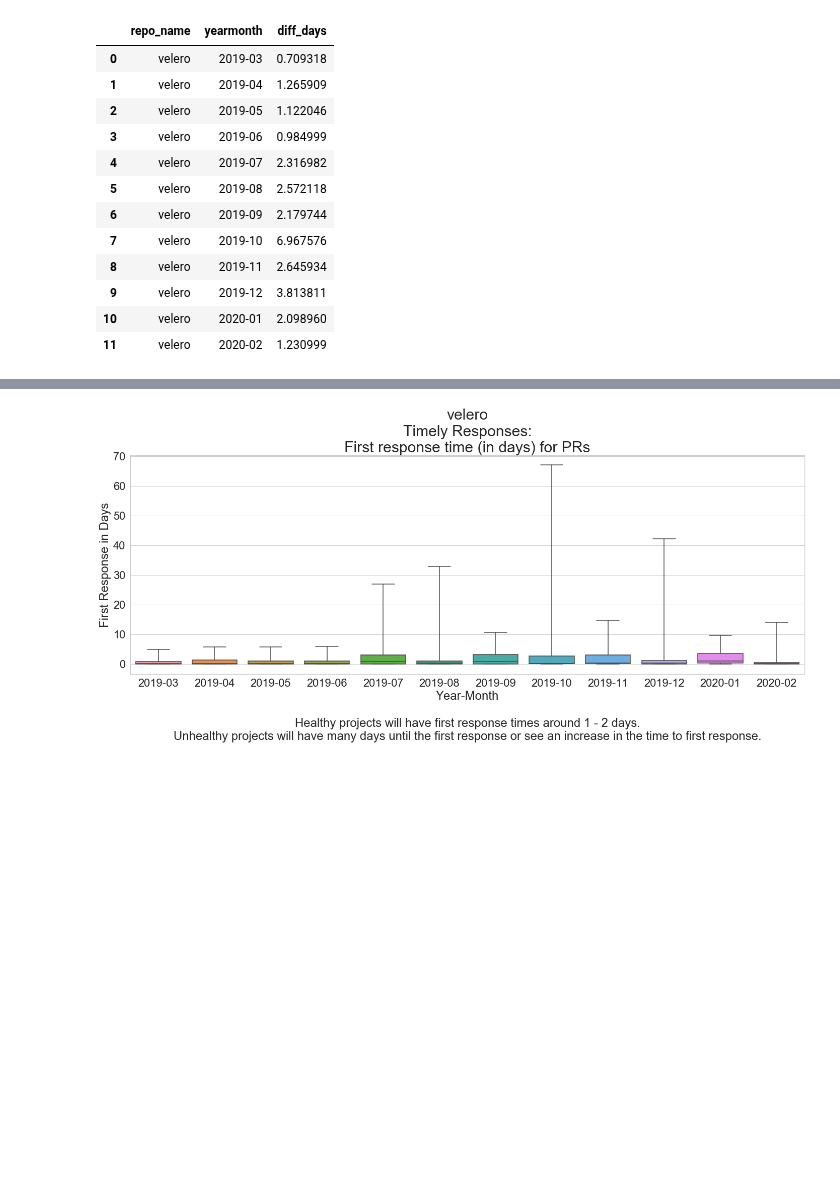
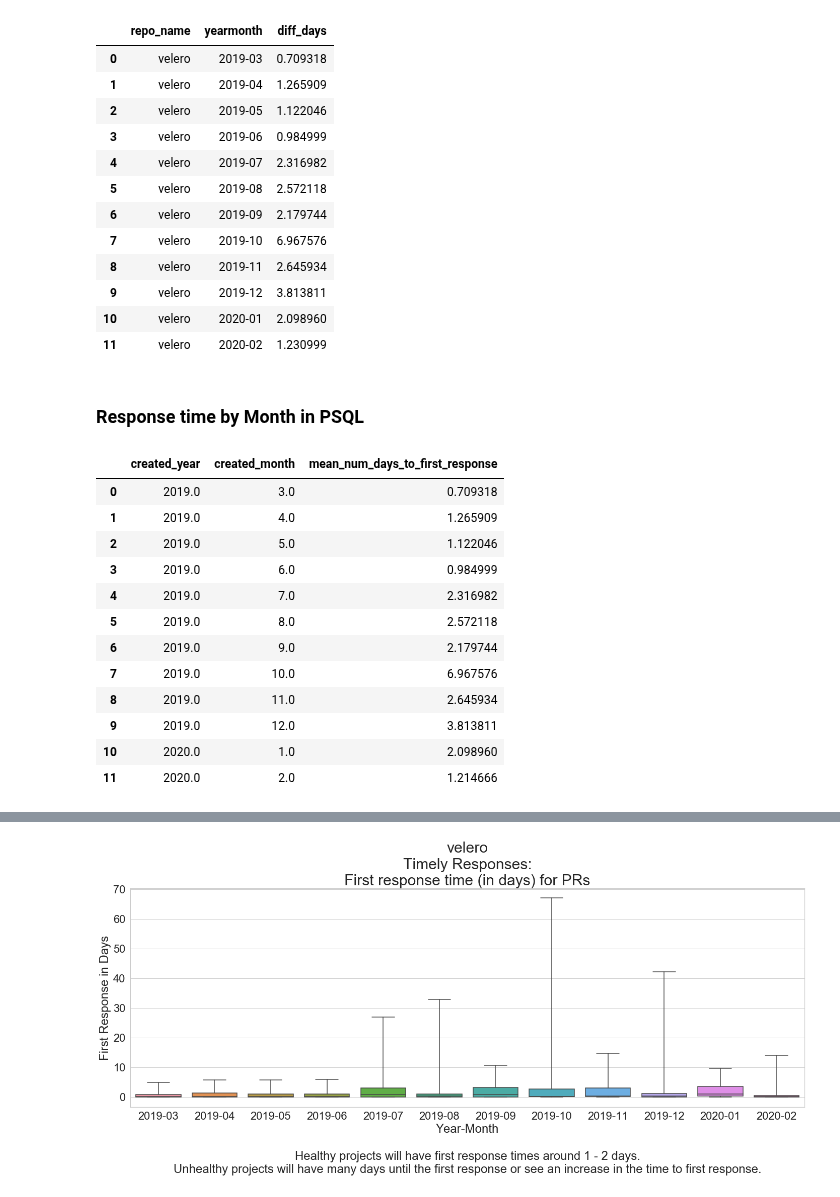
Before and after one commit to Hsingh2096/Hsingh2096, a Jupyter notebook: code/dawn_response_time-gabe.ipynb, the cells around one changed output, grey strips where cells are left out. Cells and saved outputs as stored; diff of their text form; code cells hidden in the pictures; blank space fills up the shorter version.

```diff
--- a/code/dawn_response_time-gabe.ipynb
+++ b/code/dawn_response_time-gabe.ipynb
@@ -223,3 +234,44 @@ first_response_means
 | 9 | velero | 2019-12 | 3.813811 |
 | 10 | velero | 2020-01 | 2.098960 |
 | 11 | velero | 2020-02 | 1.230999 |
+# %% [markdown]
+### Response time by Month in PSQL
+# %%
+response_time_sql = s.sql.text(f"""
+    SELECT
+        date_part( 'year', pr_created_at :: DATE ) AS CREATED_YEAR,
+        date_part( 'month', pr_created_at :: DATE ) AS CREATED_MONTH,
+        (EXTRACT(epoch FROM avg(time_to_first_response))/86400) as mean_num_days_to_first_response
+    FROM (
+        SELECT
+            pull_requests.pull_request_id,
+            MIN(message.msg_timestamp) - pr_created_at AS time_to_first_response,
+            pr_created_at
+        FROM pull_requests, repo, pull_request_message_ref, message
+        WHERE
+            repo.repo_id = 28031
+            AND repo.repo_id = pull_requests.repo_id
+            AND pull_requests.pull_request_id = pull_request_message_ref.pull_request_id
+            AND pull_request_message_ref.msg_id = message.msg_id
+            AND pr_created_at >= {year_ago}
+            AND pr_created_at <= {end_date}
+            GROUP BY pull_requests.pull_request_id
+    ) response_times
+    GROUP BY CREATED_YEAR, CREATED_MONTH
+""")
+response_times = pd.read_sql(response_time_sql, con=engine)
+response_times
+# %% [output]
+|  | created_year | created_month | mean_num_days_to_first_response |
+| 0 | 2019.0 | 3.0 | 0.709318 |
+| 1 | 2019.0 | 4.0 | 1.265909 |
+| 2 | 2019.0 | 5.0 | 1.122046 |
+| 3 | 2019.0 | 6.0 | 0.984999 |
+| 4 | 2019.0 | 7.0 | 2.316982 |
+| 5 | 2019.0 | 8.0 | 2.572118 |
+| 6 | 2019.0 | 9.0 | 2.179744 |
+| 7 | 2019.0 | 10.0 | 6.967576 |
+| 8 | 2019.0 | 11.0 | 2.645934 |
+| 9 | 2019.0 | 12.0 | 3.813811 |
+| 10 | 2020.0 | 1.0 | 2.098960 |
+| 11 | 2020.0 | 2.0 | 1.214666 |
```
Also changed, not shown: parts of 6 cells of this notebook, 4 other files.
